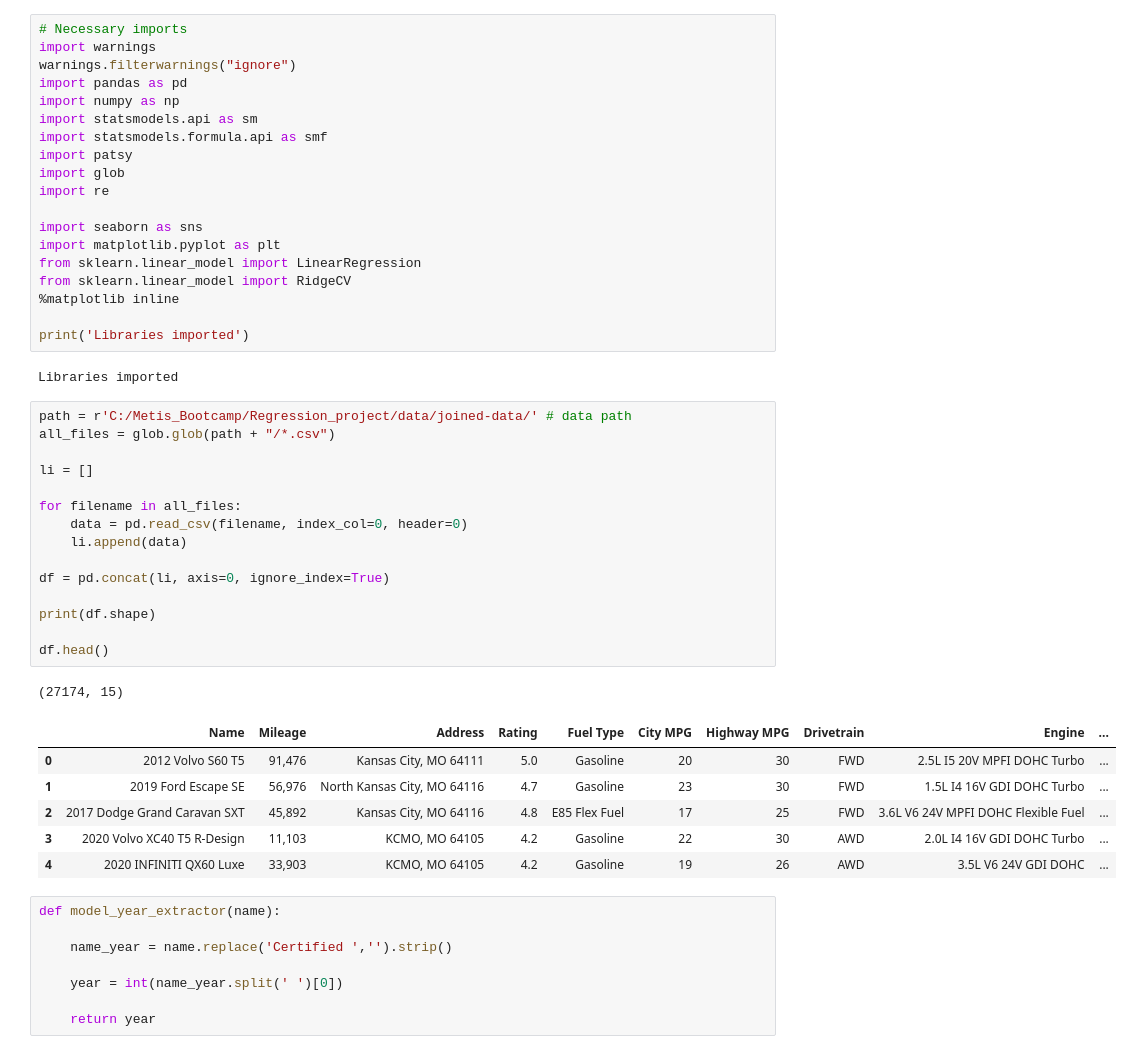
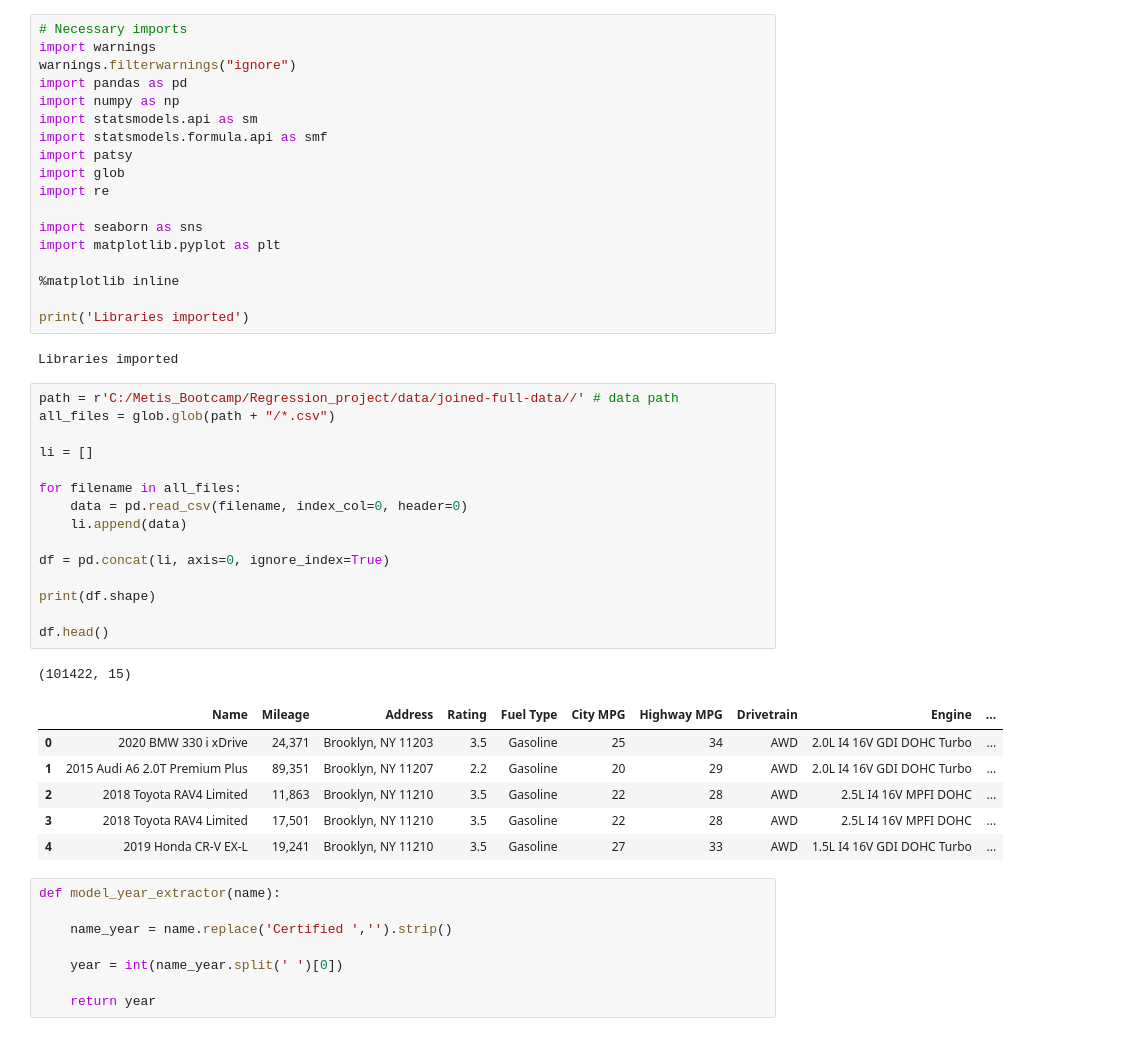
Before and after one commit to luongtruong77/regression-car-price-predictor, a Jupyter notebook: data_cleaning.ipynb, the cells around one changed output. Saved outputs shown, nothing was run; the diff lists cells and outputs as text.

```diff
--- a/data_cleaning.ipynb
+++ b/data_cleaning.ipynb
@@ -12,36 +12,35 @@ import re
 
 import seaborn as sns
 import matplotlib.pyplot as plt
-from sklearn.linear_model import LinearRegression
-from sklearn.linear_model import RidgeCV
+
 %matplotlib inline
 
 print('Libraries imported')
 # %% [output]
 Libraries imported
 # %%
-path = r'C:/Metis_Bootcamp/Regression_project/data/joined-data/' # data path
+path = r'C:/Metis_Bootcamp/Regression_project/data/joined-full-data//' # data path
 all_files = glob.glob(path + "/*.csv")
 
 li = []
 
 for filename in all_files:
     data = pd.read_csv(filename, index_col=0, header=0)
     li.append(data)
 
 df = pd.concat(li, axis=0, ignore_index=True)
 
 print(df.shape)
 
 df.head()
 # %% [output]
-(27174, 15)
+(101422, 15)
 |  | Name | Mileage | Address | Rating | Fuel Type | City MPG | Highway MPG | Drivetrain | Engine | ... |
-| 0 | 2012 Volvo S60 T5 | 91,476 | Kansas City, MO 64111 | 5.0 | Gasoline | 20 | 30 | FWD | 2.5L I5 20V MPFI DOHC Turbo | ... |
-| 1 | 2019 Ford Escape SE | 56,976 | North Kansas City, MO 64116 | 4.7 | Gasoline | 23 | 30 | FWD | 1.5L I4 16V GDI DOHC Turbo | ... |
-| 2 | 2017 Dodge Grand Caravan SXT | 45,892 | Kansas City, MO 64116 | 4.8 | E85 Flex Fuel | 17 | 25 | FWD | 3.6L V6 24V MPFI DOHC Flexible Fuel | ... |
-| 3 | 2020 Volvo XC40 T5 R-Design | 11,103 | KCMO, MO 64105 | 4.2 | Gasoline | 22 | 30 | AWD | 2.0L I4 16V GDI DOHC Turbo | ... |
-| 4 | 2020 INFINITI QX60 Luxe | 33,903 | KCMO, MO 64105 | 4.2 | Gasoline | 19 | 26 | AWD | 3.5L V6 24V GDI DOHC | ... |
+| 0 | 2020 BMW 330 i xDrive | 24,371 | Brooklyn, NY 11203 | 3.5 | Gasoline | 25 | 34 | AWD | 2.0L I4 16V GDI DOHC Turbo | ... |
+| 1 | 2015 Audi A6 2.0T Premium Plus | 89,351 | Brooklyn, NY 11207 | 2.2 | Gasoline | 20 | 29 | AWD | 2.0L I4 16V GDI DOHC Turbo | ... |
+| 2 | 2018 Toyota RAV4 Limited | 11,863 | Brooklyn, NY 11210 | 3.5 | Gasoline | 22 | 28 | AWD | 2.5L I4 16V MPFI DOHC | ... |
+| 3 | 2018 Toyota RAV4 Limited | 17,501 | Brooklyn, NY 11210 | 3.5 | Gasoline | 22 | 28 | AWD | 2.5L I4 16V MPFI DOHC | ... |
+| 4 | 2019 Honda CR-V EX-L | 19,241 | Brooklyn, NY 11210 | 3.5 | Gasoline | 27 | 33 | AWD | 1.5L I4 16V GDI DOHC Turbo | ... |
 # %%
 def model_year_extractor(name):
 
```
Also changed, not shown: parts of 44 cells of this notebook, 2 other files.
